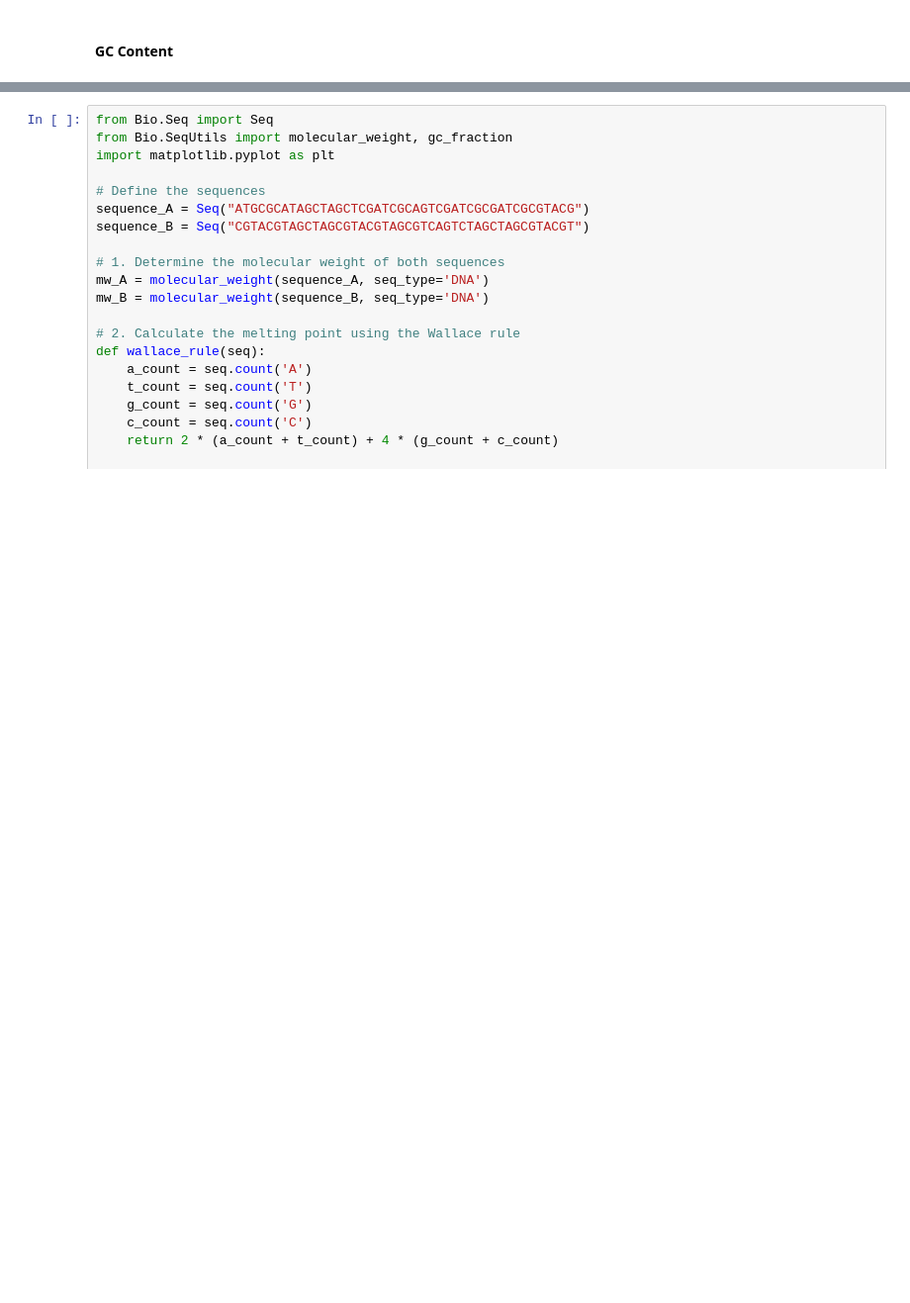
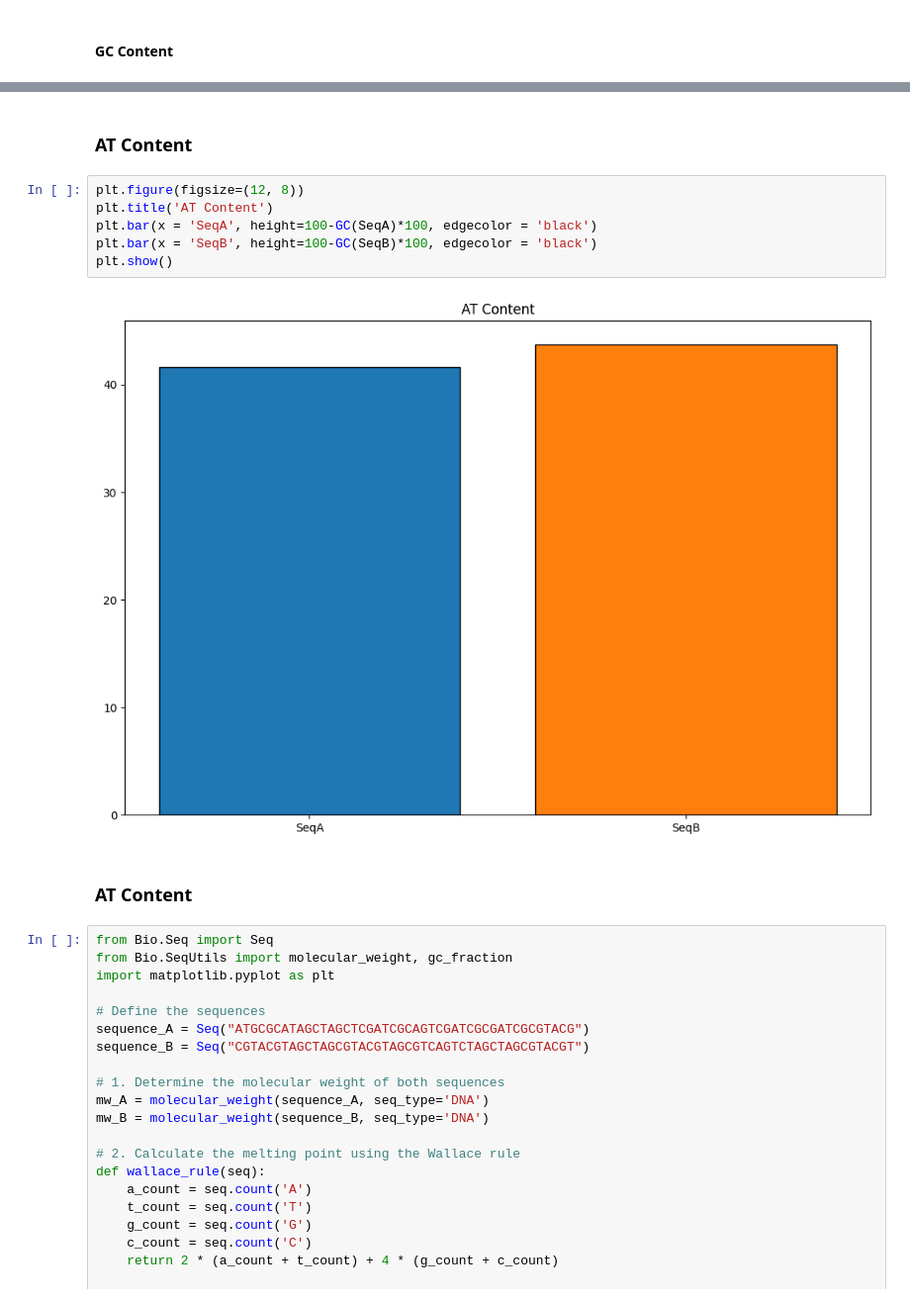
Before and after one commit to JonathanSuryaS/CompBio-Exercise, a Jupyter notebook: 2.ipynb, the cells around one changed output, grey strips where cells are left out. Shown: that part at 99% size. Cells and saved outputs as stored; diff of their text form; blank space fills up the shorter version.

```diff
--- a/2.ipynb
+++ b/2.ipynb
@@ -130,3 +109,15 @@ plt.show()
+# %% [markdown]
+### AT Content
+# %%
+plt.figure(figsize=(12, 8))
+plt.title('AT Content')
+plt.bar(x = 'SeqA', height=100-GC(SeqA)*100, edgecolor = 'black')
+plt.bar(x = 'SeqB', height=100-GC(SeqB)*100, edgecolor = 'black')
+plt.show()
+# %% [output]
+[figure, added]
+# %% [markdown]
+### AT Content
 # %%
 from Bio.Seq import Seq
 from Bio.SeqUtils import molecular_weight, gc_fraction
```
Also changed, not shown: parts of 3 cells of this notebook, 4 other files.
